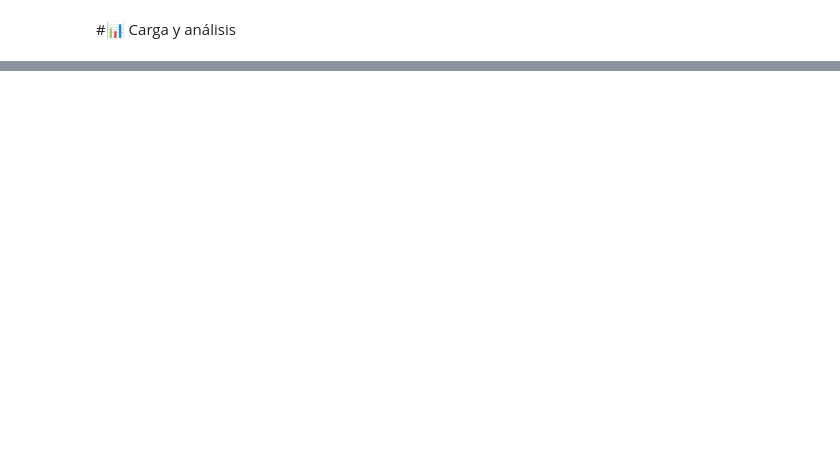
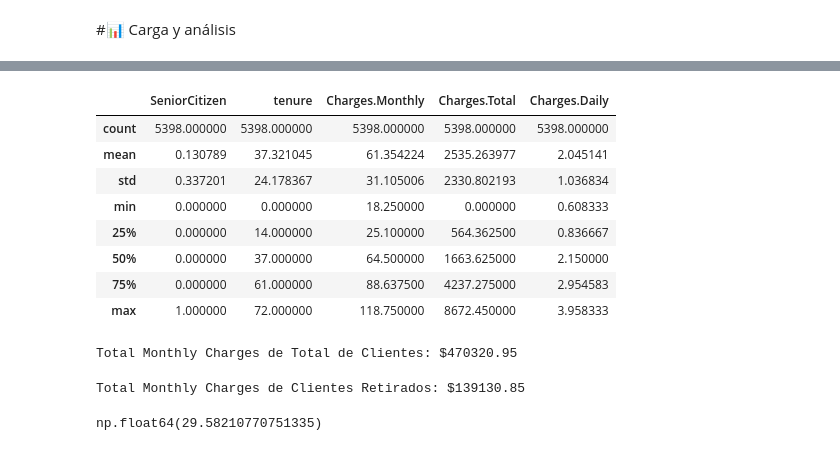
Before and after one commit to FernandoVina/Challenge_TelecomX, a Jupyter notebook: ChallTelecomX_LATAM.ipynb, the cells around one changed output, grey strips where cells are left out. Saved outputs shown, nothing was run; the diff lists cells and outputs as text; code cells hidden in the pictures; blank space fills up the shorter version.

```diff
--- a/ChallTelecomX_LATAM.ipynb
+++ b/ChallTelecomX_LATAM.ipynb
@@ -365,0 +477,28 @@ dtype: int64
+# %%
+# Veamos calculos estadisticos No retirados
+datos_telecom_expanded[datos_telecom_expanded['Churn'] == 'No'].describe()
+# %% [output]
+|  | SeniorCitizen | tenure | Charges.Monthly | Charges.Total | Charges.Daily |
+| count | 5398.000000 | 5398.000000 | 5398.000000 | 5398.000000 | 5398.000000 |
+| mean | 0.130789 | 37.321045 | 61.354224 | 2535.263977 | 2.045141 |
+| std | 0.337201 | 24.178367 | 31.105006 | 2330.802193 | 1.036834 |
+| min | 0.000000 | 0.000000 | 18.250000 | 0.000000 | 0.608333 |
+| 25% | 0.000000 | 14.000000 | 25.100000 | 564.362500 | 0.836667 |
+| 50% | 0.000000 | 37.000000 | 64.500000 | 1663.625000 | 2.150000 |
+| 75% | 0.000000 | 61.000000 | 88.637500 | 4237.275000 | 2.954583 |
+| max | 1.000000 | 72.000000 | 118.750000 | 8672.450000 | 3.958333 |
+# %%
+total_monthly_charges_all = datos_telecom_expanded['Charges.Monthly'].sum()
+print(f"Total Monthly Charges de Total de Clientes: ${total_monthly_charges_all:.2f}")
+# %% [output]
+Total Monthly Charges de Total de Clientes: $470320.95
+# %%
+total_monthly_charges_churned = datos_retirados['Charges.Monthly'].sum()
+print(f"Total Monthly Charges de Clientes Retirados: ${total_monthly_charges_churned:.2f}")
+# %% [output]
+Total Monthly Charges de Clientes Retirados: $139130.85
+# %%
+# Calculo de retirados % sobre tota l de Cargos Mensuales
+(total_monthly_charges_churned / total_monthly_charges_all) * 100
+# %% [output]
+np.float64(29.58210770751335)
```
Also changed, not shown: parts of 74 cells of this notebook.
